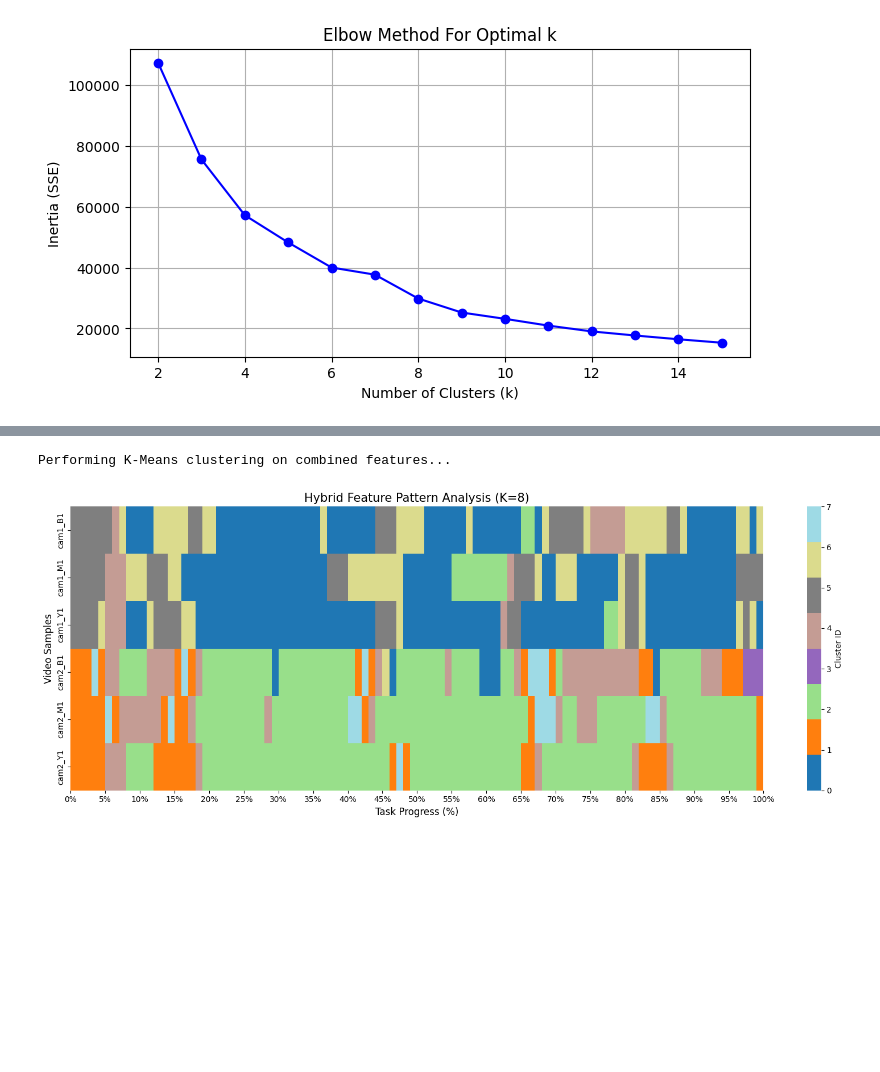
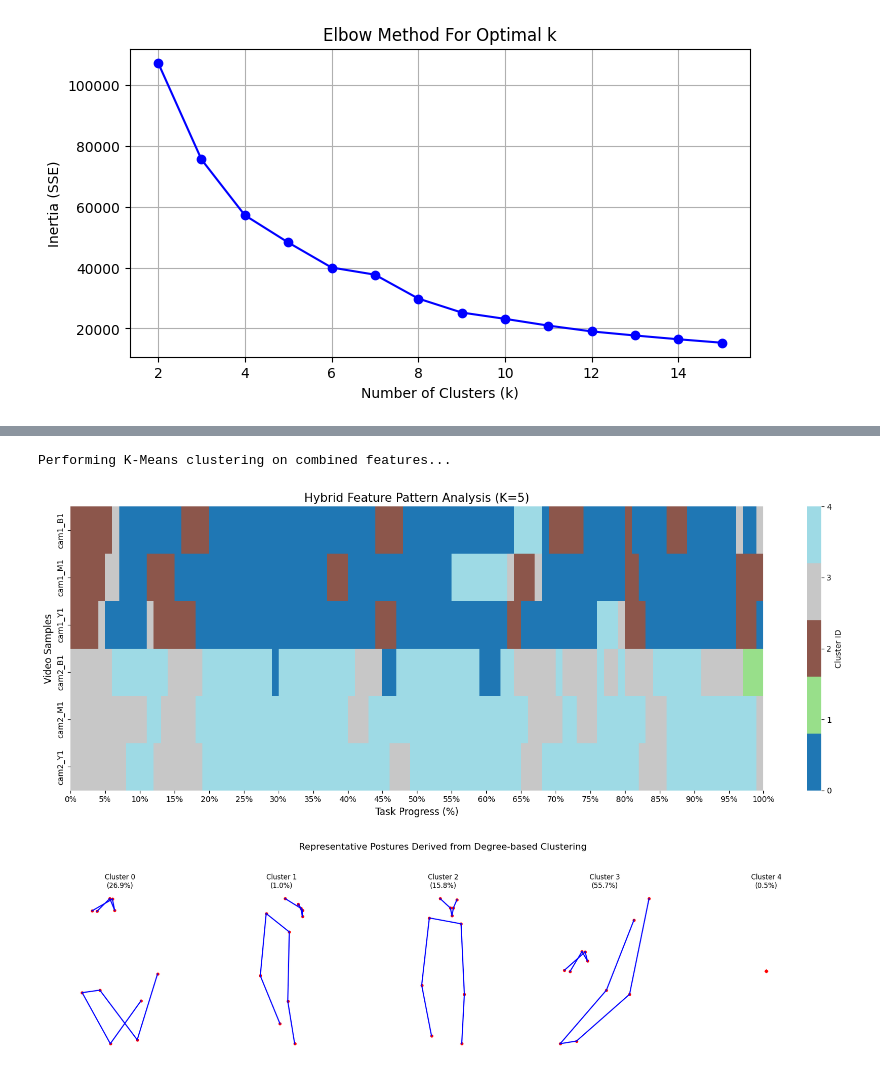
Before and after one commit to Lo122/LSTM_HRC, a Jupyter notebook: data/dataset/analyze_posture.ipynb, the cells around one changed output, grey strips where cells are left out. Saved outputs shown, nothing was run; the diff lists cells and outputs as text; code cells hidden in the pictures; blank space fills up the shorter version.

```diff
--- a/data/dataset/analyze_posture.ipynb
+++ b/data/dataset/analyze_posture.ipynb
@@ -168,8 +182,48 @@ pt_path = r"C:\Users\loy49\Desktop\REPO\LSTM_HRC\data\dataset"
 # %%
 #posture + degree
-kmeans_all, parallel_matrix_all = plot_hybrid_feature_heatmap(X_scaled_all, pt_path, n_clusters=8)
+kmeans_all, parallel_matrix_all = plot_hybrid_feature_heatmap(X_scaled_all, pt_path, n_clusters=cluster)
 # %% [output]
 Performing K-Means clustering on combined features...
-[figure, old version]
+[figure, new version]
+# %%
+def plot_skeleton(points, title, ax):
+    EDGES = [(0, 1), (0, 2), (1, 3), (2, 4), (5, 6), (5, 7), (7, 9), (6, 8), (8, 10)]
+
+    pts = points.reshape(11, 2)
+    ax.scatter(pts[:, 0], -pts[:, 1], c='red', s=20)
+    for edge in EDGES:
+        ax.plot([pts[edge[0], 0], pts[edge[1], 0]],
+                 [-pts[edge[0], 1], -pts[edge[1], 1]], 'b-', linewidth=2)
+    ax.set_title(title, fontsize=12)
+    ax.axis('equal')
+    ax.axis('off')
+
+# find representative postures for each cluster and plot them
+plt.figure(figsize=(20, 5))
+
+# X_scaled_deg.shape[1] = 9
+# X_pos.shape[1] = 22 (skeleton points)
+for i in range(optimal_k):
+    cluster_indices = np.where(labels == i)[0]
+
+    if len(cluster_indices) > 0:
+        cluster_postures = X_pos[cluster_indices]
+
+        representative_posture = np.mean(cluster_postures, axis=0)
+
+        ax = plt.subplot(1, optimal_k, i+1)
+
+        percentage = (len(cluster_indices) / len(labels)) * 100
+        title_str = f"Cluster {i}\n({percentage:.1f}%)"
+
+        plot_skeleton(representative_posture, title_str, ax)
+    else:
+        print(f"Warning: Cluster {i} has no samples.")
+
+plt.suptitle("Representative Postures Derived from Degree-based Clustering", fontsize=16, y=1.05)
+plt.tight_layout()
+plt.show()
+# %% [output]
+[figure, added]
 # %%
 #degree only
```
Also changed, not shown: parts of 5 cells of this notebook.
